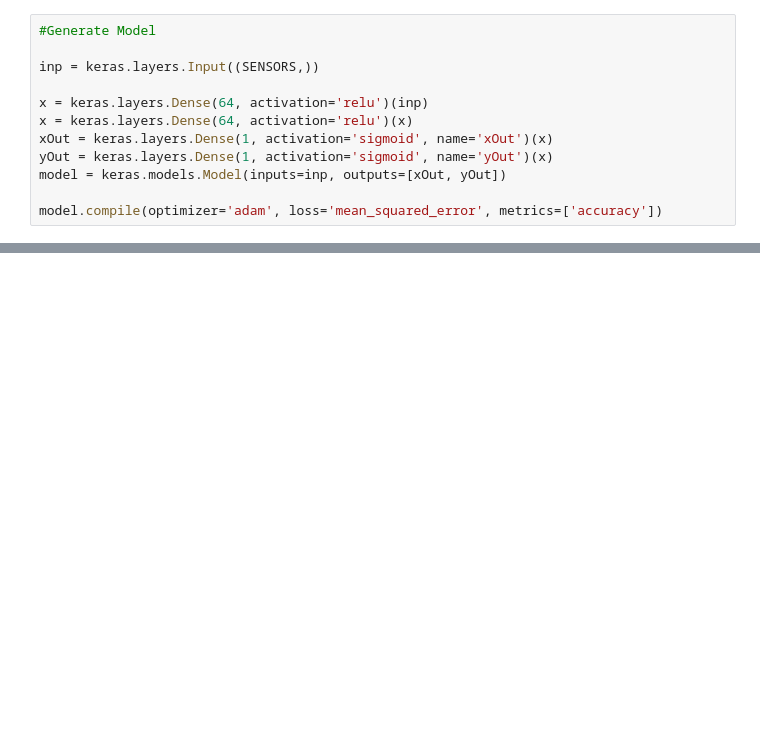
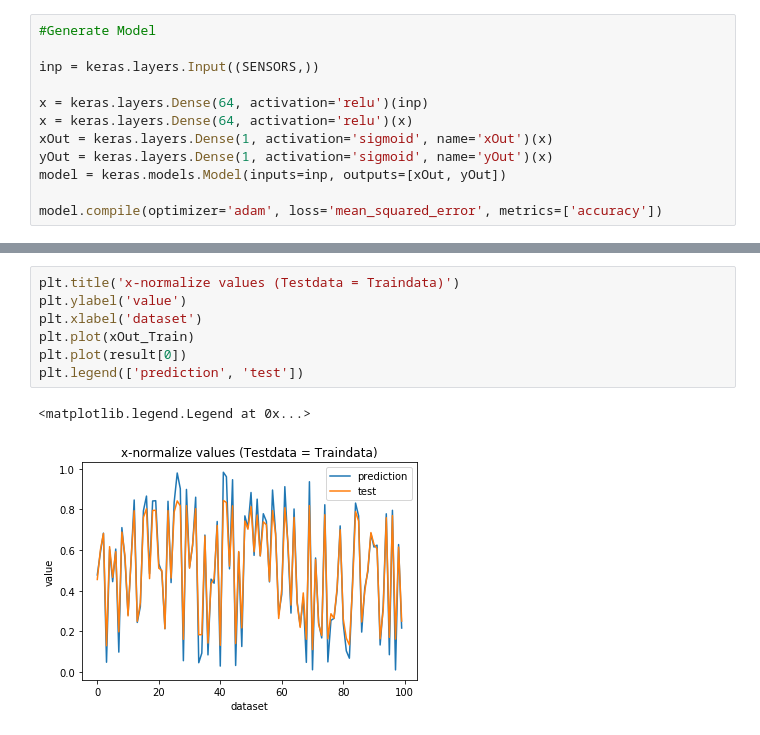
Before and after one commit to Duciwuci/PBLV_Neuronal_Network, a Jupyter notebook: Neuronal_Network.ipynb, the cells around one changed output, grey strips where cells are left out. Saved outputs shown, nothing was run; the diff lists cells and outputs as text; blank space fills up the shorter version.

```diff
--- a/Neuronal_Network.ipynb
+++ b/Neuronal_Network.ipynb
@@ -73 +84,11 @@ print(xOut_Train[0], yOut_Train[0])
+# %%
+plt.title('x-normalize values (Testdata = Traindata)')
+plt.ylabel('value')
+plt.xlabel('dataset')
+plt.plot(xOut_Train)
+plt.plot(result[0])
+plt.legend(['prediction', 'test'])
+# %% [output]
+<matplotlib.legend.Legend at 0x...>
+[figure, added]
 # %%
```
Also changed, not shown: parts of 5 cells of this notebook.
